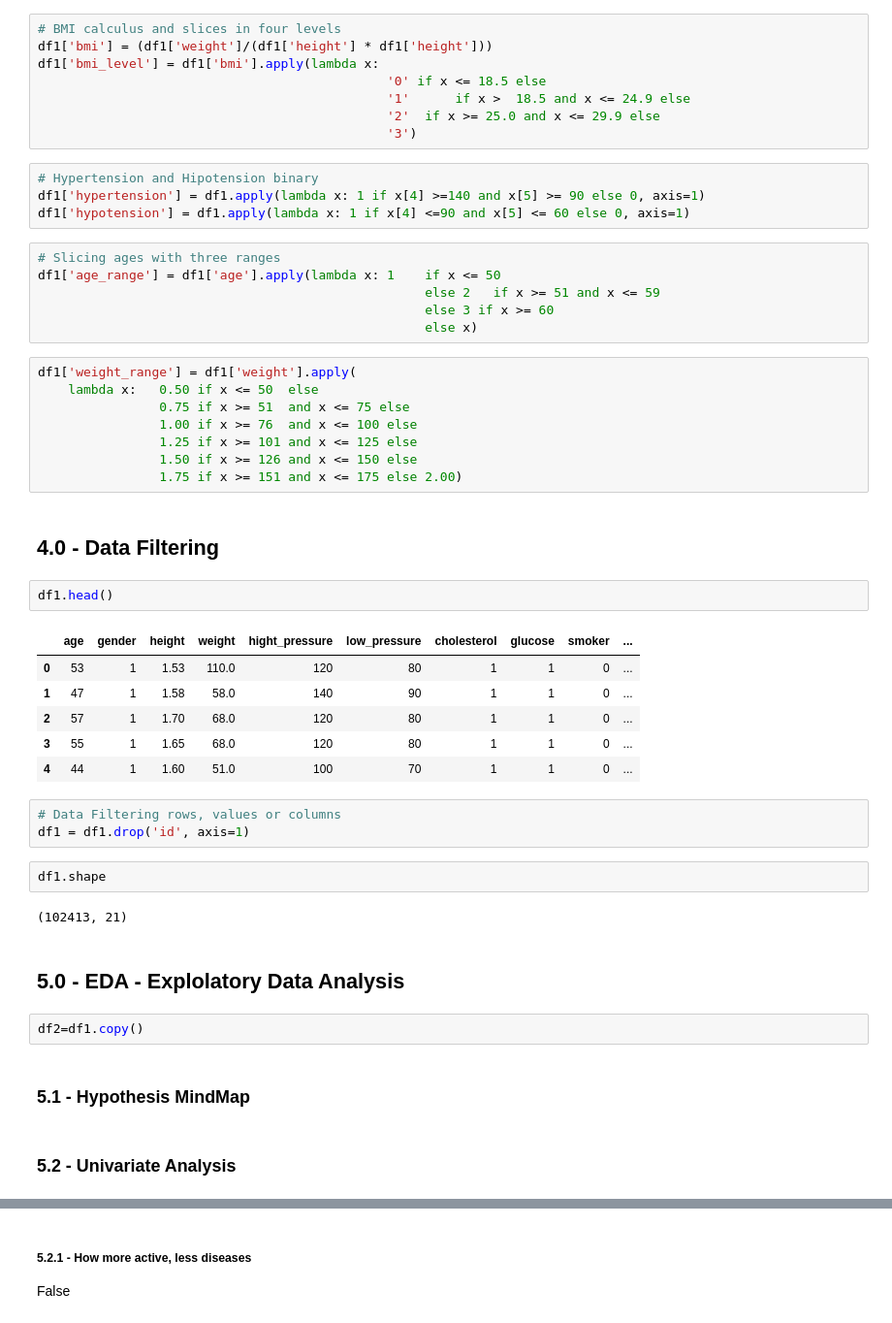
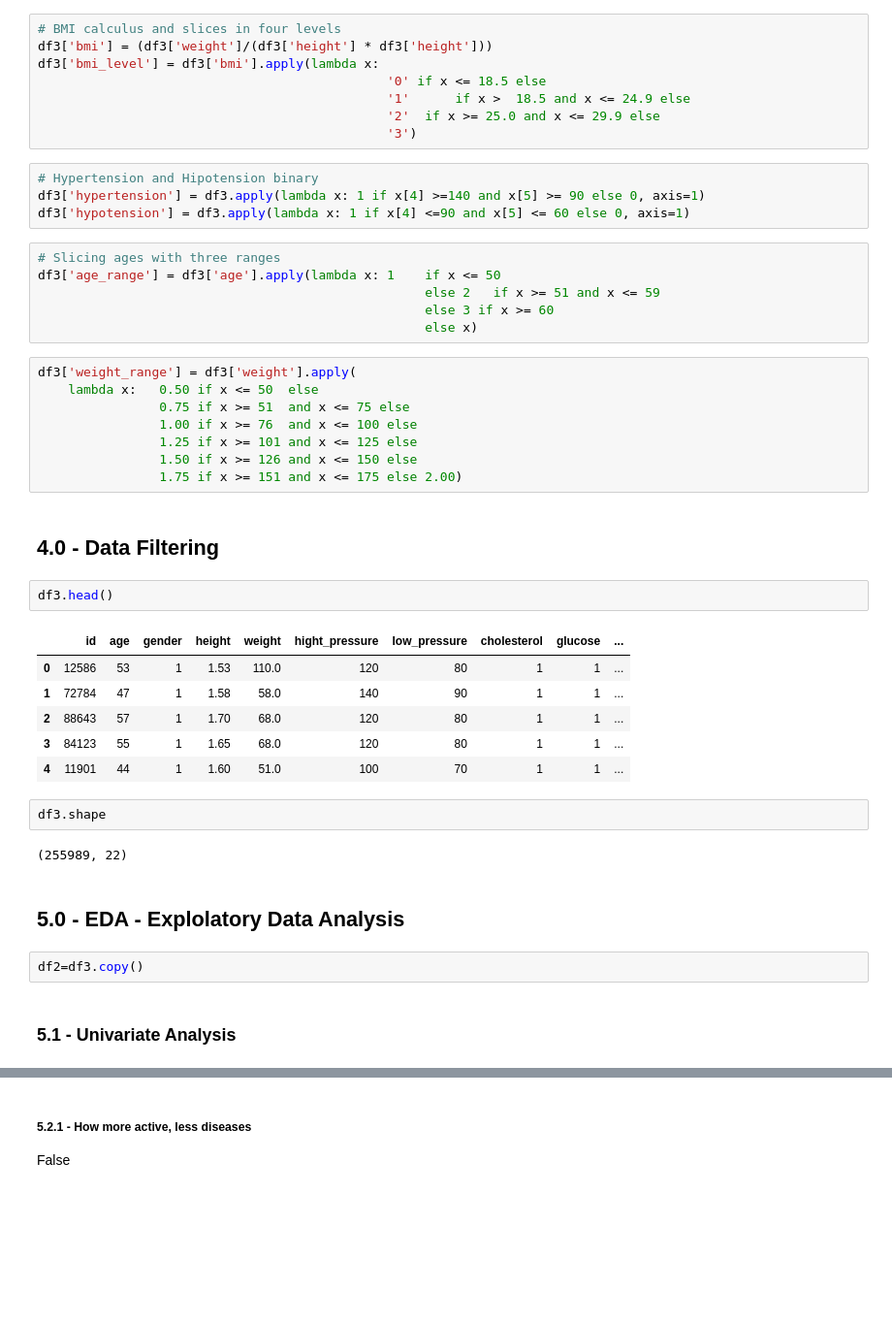
Before and after one commit to alessandra-barbosa/cardio_catch_disease, a Jupyter notebook: AB_cardio_catch_diseases_0.ipynb, the cells around one changed output, grey strips where cells are left out. Shown at 97% size. Saved outputs shown, nothing was run; the diff lists cells and outputs as text; blank space fills up the shorter version.

```diff
--- a/AB_cardio_catch_diseases_0.ipynb
+++ b/AB_cardio_catch_diseases_0.ipynb
@@ -420,23 +421,23 @@ df1['divergent'] = df1['difference'].apply(lambda x: 1 if x >= 60 else 0)# and u
 # %%
 # BMI calculus and slices in four levels
-df1['bmi'] = (df1['weight']/(df1['height'] * df1['height']))
-df1['bmi_level'] = df1['bmi'].apply(lambda x:
+df3['bmi'] = (df3['weight']/(df3['height'] * df3['height']))
+df3['bmi_level'] = df3['bmi'].apply(lambda x:
                                               '0' if x <= 18.5 else
                                               '1'      if x >  18.5 and x <= 24.9 else
                                               '2'  if x >= 25.0 and x <= 29.9 else
                                               '3')
 # %%
 # Hypertension and Hipotension binary
-df1['hypertension'] = df1.apply(lambda x: 1 if x[4] >=140 and x[5] >= 90 else 0, axis=1)
-df1['hypotension'] = df1.apply(lambda x: 1 if x[4] <=90 and x[5] <= 60 else 0, axis=1)
+df3['hypertension'] = df3.apply(lambda x: 1 if x[4] >=140 and x[5] >= 90 else 0, axis=1)
+df3['hypotension'] = df3.apply(lambda x: 1 if x[4] <=90 and x[5] <= 60 else 0, axis=1)
 # %%
 # Slicing ages with three ranges
-df1['age_range'] = df1['age'].apply(lambda x: 1    if x <= 50
+df3['age_range'] = df3['age'].apply(lambda x: 1    if x <= 50
                                                    else 2   if x >= 51 and x <= 59
                                                    else 3 if x >= 60
                                                    else x)
 # %%
-df1['weight_range'] = df1['weight'].apply(
+df3['weight_range'] = df3['weight'].apply(
     lambda x:   0.50 if x <= 50  else
                 0.75 if x >= 51  and x <= 75 else
                 1.00 if x >= 76  and x <= 100 else
@@ -446,29 +447,24 @@ df1['weight_range'] = df1['weight'].apply(
 # %% [markdown]
 ## 4.0 - Data Filtering
 # %%
-df1.head()
+df3.head()
 # %% [output]
-|  | age | gender | height | weight | hight_pressure | low_pressure | cholesterol | glucose | smoker | ... |
-| 0 | 53 | 1 | 1.53 | 110.0 | 120 | 80 | 1 | 1 | 0 | ... |
-| 1 | 47 | 1 | 1.58 | 58.0 | 140 | 90 | 1 | 1 | 0 | ... |
-| 2 | 57 | 1 | 1.70 | 68.0 | 120 | 80 | 1 | 1 | 0 | ... |
-| 3 | 55 | 1 | 1.65 | 68.0 | 120 | 80 | 1 | 1 | 0 | ... |
-| 4 | 44 | 1 | 1.60 | 51.0 | 100 | 70 | 1 | 1 | 0 | ... |
+|  | id | age | gender | height | weight | hight_pressure | low_pressure | cholesterol | glucose | ... |
+| 0 | 12586 | 53 | 1 | 1.53 | 110.0 | 120 | 80 | 1 | 1 | ... |
+| 1 | 72784 | 47 | 1 | 1.58 | 58.0 | 140 | 90 | 1 | 1 | ... |
+| 2 | 88643 | 57 | 1 | 1.70 | 68.0 | 120 | 80 | 1 | 1 | ... |
+| 3 | 84123 | 55 | 1 | 1.65 | 68.0 | 120 | 80 | 1 | 1 | ... |
+| 4 | 11901 | 44 | 1 | 1.60 | 51.0 | 100 | 70 | 1 | 1 | ... |
-# %%
-# Data Filtering rows, values or columns
-df1 = df1.drop('id', axis=1)
 # %%
-df1.shape
+df3.shape
 # %% [output]
-(102413, 21)
+(255989, 22)
 # %% [markdown]
 ## 5.0 - EDA - Explolatory Data Analysis
 # %%
-df2=df1.copy()
+df2=df3.copy()
 # %% [markdown]
-### 5.1 - Hypothesis MindMap
+### 5.1 - Univariate Analysis
-# %% [markdown]
-### 5.2 - Univariate Analysis
 # %%
 # Distribution from all data
 df2.hist(bins=50);
```
Also changed, not shown: parts of 69 cells of this notebook.
